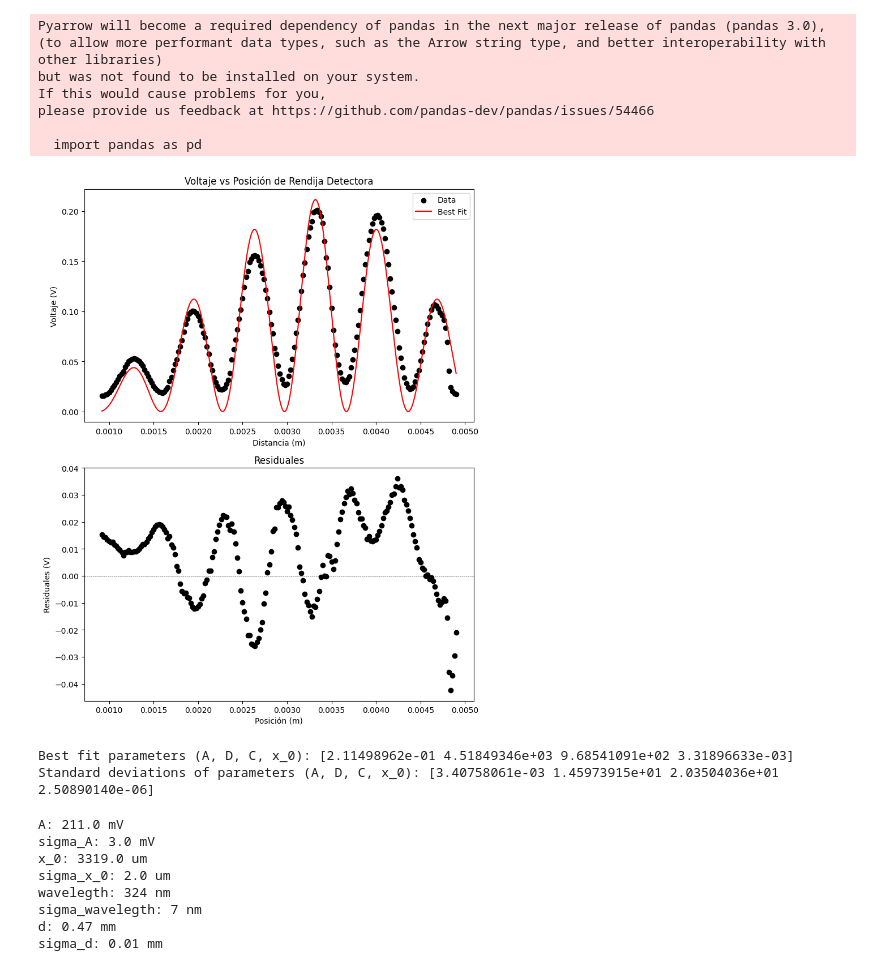
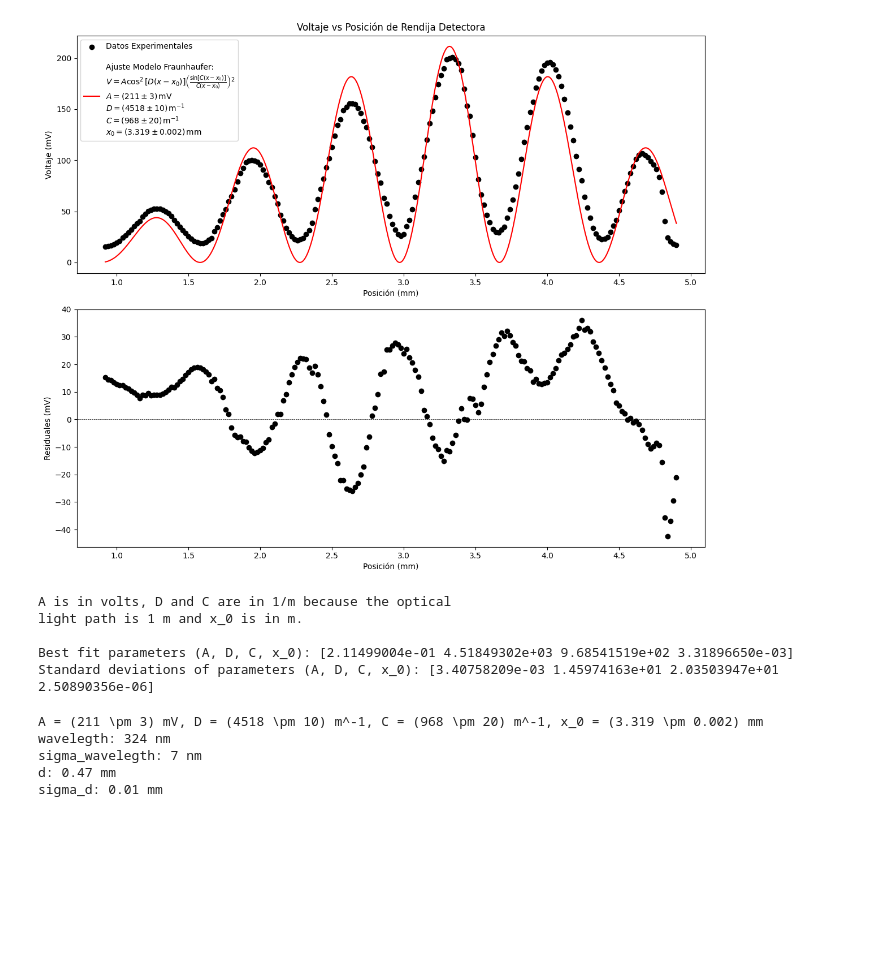
Before and after one commit to afgomezg1/LaboratorioIntermedio-Doble-Rendija, a Jupyter notebook: regresionDobleRendija.ipynb, the cells around one changed output. Drawn from its saved outputs; the diff is of its cells as text; code cells hidden in the pictures; blank space fills up the shorter version.

```diff
--- a/regresionDobleRendija.ipynb
+++ b/regresionDobleRendija.ipynb
@@ -5,13 +5,13 @@ import matplotlib.pyplot as plt
 from scipy.optimize import curve_fit
 
 # Read the CSV file with ";" as separator
-# The csv has the same data as "datosOriginalesLaser.xlsx" but wihtout the noise and with position
+# The csv has the same data as "datosOriginalesLaser.xlsx" but without the noise and with position
 # in x field and voltage in y field
 df = pd.read_csv('datosDepuradosLaserDobleRendija.csv', sep=';')
 
 # Convert units
-df['x'] *= 1e-6 # Position originally in um
-df['y'] *= 1e-3 # Voltage originally in mV
+df['x'] *= 1e-6  # Position originally in um
+df['y'] *= 1e-3  # Voltage originally in mV
 
 def model_function(x, A, D, C, x_0):
     return A * (np.cos(D * (x - x_0)) ** 2) * ((np.sin(C * (x - x_0))) / (C * (x - x_0))) ** 2
@@ -23,10 +23,10 @@ def interference_term(x, A, D, C, x_0):
     return A * (np.cos(D * (x - x_0)) ** 2)
 
 # Initial parameter guesses
-A_guess = 0.2
-D_guess = 3000
-C_guess = 400
-x_0_guess = 0.00334
+A_guess = 211e-3
+D_guess = 4518
+C_guess = 968
+x_0_guess = 3.319e-3
 initial_guess = [A_guess, D_guess, C_guess, x_0_guess]
 
 # Fit the model to the data
@@ -35,76 +35,74 @@ popt, pcov = curve_fit(model_function, df['x'], df['y'], p0=initial_guess)
 # Compute fitted values
 y_fit = model_function(df['x'], *popt)
 
 # Compute residuals
 residuals = df['y'] - y_fit
 
 # Generate x values for plotting
 x_values = np.linspace(df['x'].min(), df['x'].max(), 1000)
 
 # Create subplots
-fig, axs = plt.subplots(2, 1, figsize=(8, 10))
+fig, axs = plt.subplots(2, 1, figsize=(12, 10))
 
 # Plot original data and best fit curve
-axs[0].scatter(df['x'], df['y'], color='black', label='Data')
-axs[0].plot(x_values, model_function(x_values, *popt), color='red', label='Best Fit')
+axs[0].scatter(df['x']*1e3, df['y']*1e3, color='black', label='Datos Experimentales')
+axs[0].plot(x_values*1e3, model_function(x_values, *popt)*1e3, color='red', label='\nAjuste Modelo Fraunhaufer:\n' + \
+    r'$V = A \cos^2[D (x - x_0)] \left(\frac{\sin[C (x - x_0)]}{C (x - x_0)}\right)^2$' + \
+    '\n' + \
+    r'$A = (211 \pm 3) \, \text{mV}$' + '\n' + \
+    r'$D = (4518 \pm 10) \, \text{m}^{-1}$' + '\n' + \
+    r'$C = (968 \pm 20) \, \text{m}^{-1}$' + '\n' + \
+    r'$x_0 = (3.319 \pm 0.002) \, \text{mm}$')
 # axs[0].plot(x_values, diffraction_term(x_values, *popt), color='purple', label='Diffraction Term')
 # axs[0].plot(x_values, interference_term(x_values, *popt), color='orange', label='Interference Term')
-axs[0].set_xlabel('Distancia (m)')
-axs[0].set_ylabel('Voltaje (V)')
+axs[0].set_xlabel('Posición (mm)')
+axs[0].set_ylabel('Voltaje (mV)')
 axs[0].set_title('Voltaje vs Posición de Rendija Detectora')
 axs[0].legend()
 
 # Plot residuals
-axs[1].scatter(df['x'], residuals, label='residuales', color='black')
+axs[1].scatter(df['x']*1e3, residuals*1e3, label='residuales', color='black')
 axs[1].axhline(y=0, color='black', linestyle='--', linewidth=0.5)
-axs[1].set_xlabel('Posición (m)')
-axs[1].set_ylabel('Residuales (V)')
-axs[1].set_title('Residuales')
+axs[1].set_xlabel('Posición (mm)')
+axs[1].set_ylabel('Residuales (mV)')
+# axs[1].set_title('Residuales')
 
 # Adjust layout
 plt.tight_layout()
 
 # Show the plot
 plt.show()
 
 # Print the best fit parameters and their standard deviations
+print("A is in volts, D and C are in 1/m because the optical \
+    \nlight path is 1 m and x_0 is in m.\n")
 print("Best fit parameters (A, D, C, x_0):", popt)
 print("Standard deviations of parameters (A, D, C, x_0):", np.sqrt(np.diag(pcov)))
 # %% [output]
+[figure, new version]
-Pyarrow will become a required dependency of pandas in the next major release of pandas (pandas 3.0),
-(to allow more performant data types, such as the Arrow string type, and better interoperability with other libraries)
-but was not found to be installed on your system.
-If this would cause problems for you,
-please provide us feedback at https://github.com/pandas-dev/pandas/issues/54466
+A is in volts, D and C are in 1/m because the optical
+light path is 1 m and x_0 is in m.
 
-  import pandas as pd
+Best fit parameters (A, D, C, x_0): [2.11499004e-01 4.51849302e+03 9.68541519e+02 3.31896650e-03]
+Standard deviations of parameters (A, D, C, x_0): [3.40758209e-03 1.45974163e+01 2.03503947e+01 2.50890356e-06]
-[figure, old version]
-Best fit parameters (A, D, C, x_0): [2.11498962e-01 4.51849346e+03 9.68541091e+02 3.31896633e-03]
-Standard deviations of parameters (A, D, C, x_0): [3.40758061e-03 1.45973915e+01 2.03504036e+01 2.50890140e-06]
 # %%
 a = 0.1e-3
-wavelegth = a*np.pi/popt[2]
+wavelegth = a*np.pi/968
 sigma_wavelegth = (a*np.pi/(968**2))*20
-d = wavelegth*popt[1]/np.pi
+d = wavelegth*4518/np.pi
 sigma_d = np.sqrt((sigma_wavelegth*4518/np.pi)**2+(10*324e-9/np.pi)**2)
 A = 0.211
 sigma_A = 0.003
 x_0 = 0.003319
 sigma_x_0 = 0.000002
 
-print("A:", A*1e3, "mV")
-print("sigma_A:", sigma_A*1e3, "mV")
-print("x_0:", x_0*1e6, "um")
-print("sigma_x_0:", sigma_x_0*1e6, "um")
+print("A = (211 \pm 3) mV, D = (4518 \pm 10) m^-1, C = (968 \pm 20) m^-1, x_0 = (3.319 \pm 0.002) mm")
 print("wavelegth:", int(wavelegth*1e9), "nm")
 print("sigma_wavelegth:", int(round(sigma_wavelegth*1e9,0)), "nm")
 print("d:", round(d*1e3,2), "mm")
 print("sigma_d:", round(sigma_d*1e3,3), "mm")
 # %% [output]
-A: 211.0 mV
-sigma_A: 3.0 mV
-x_0: 3319.0 um
-sigma_x_0: 2.0 um
+A = (211 \pm 3) mV, D = (4518 \pm 10) m^-1, C = (968 \pm 20) m^-1, x_0 = (3.319 \pm 0.002) mm
 wavelegth: 324 nm
 sigma_wavelegth: 7 nm
 d: 0.47 mm
```
